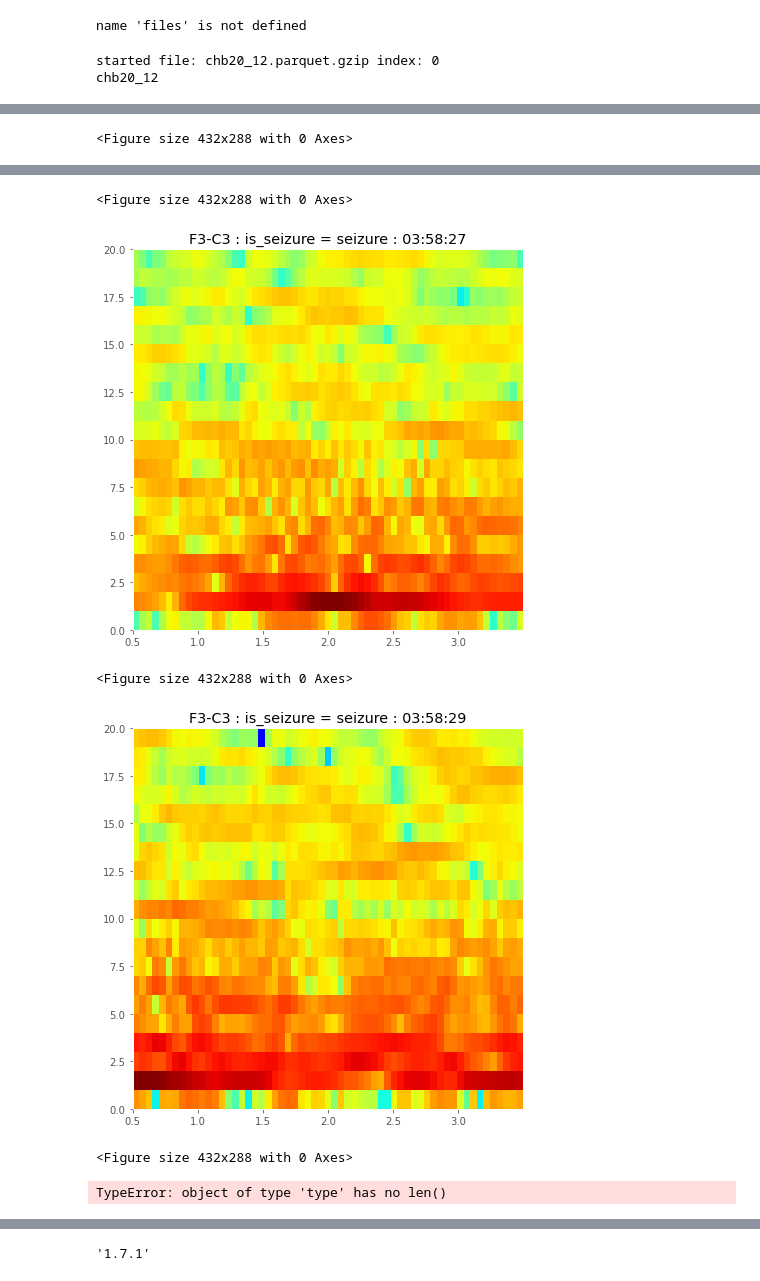
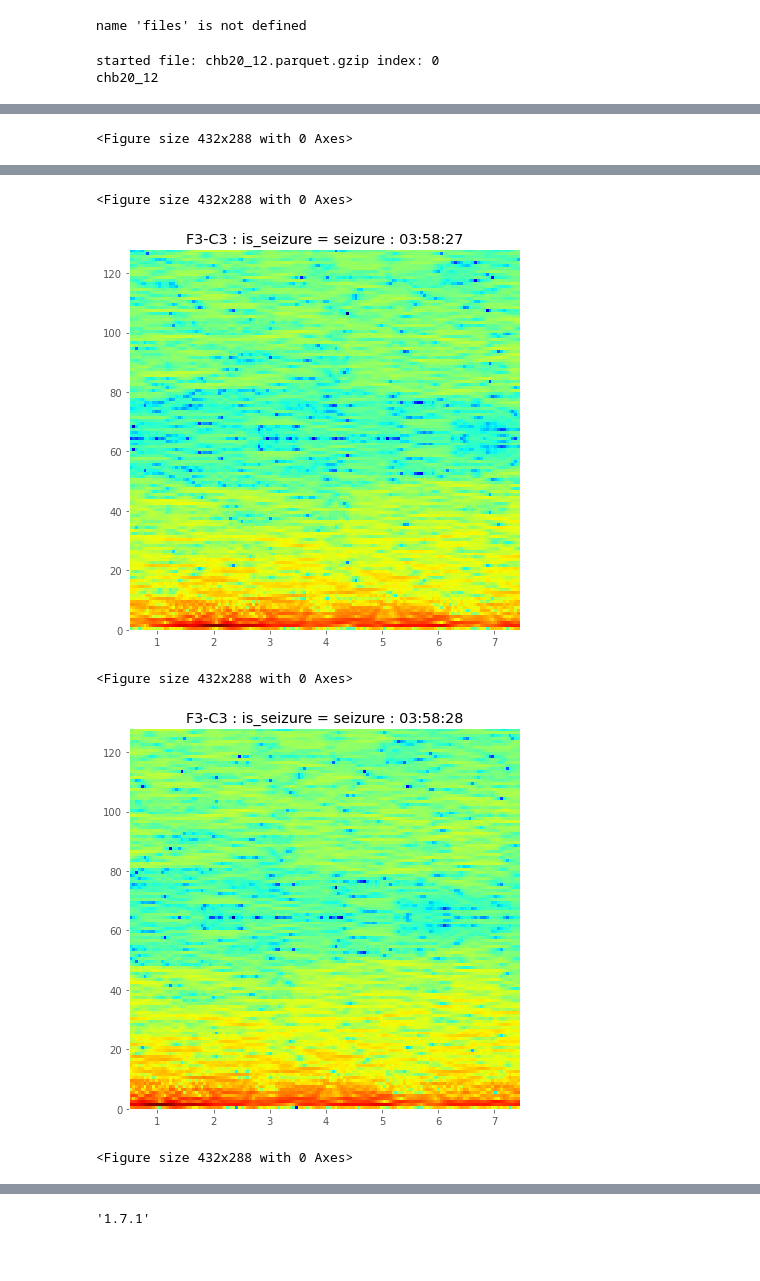
Before and after one commit to nikl1425/DeepLearning_Master, a Jupyter notebook: DataHandling/test_create_spec_plt copy.ipynb, the cells around one changed output, grey strips where cells are left out. Cells and saved outputs as stored; diff of their text form; code cells hidden in the pictures.

```diff
--- a/DataHandling/test_create_spec_plt copy.ipynb
+++ b/DataHandling/test_create_spec_plt copy.ipynb
@@ -134,9 +134,9 @@ def read_compressed_df(df, channel="F3-C3"):
 
     return (sz_df, prei_one_df, prei_two_df, inter_df, channels)
 # %%
-def get_window(channel, start_index, data, size = 4, overlap = 0, is_sezure = False, frequency = 256):
+def get_window(channel, start_index, data, size = 8, overlap = 0, is_sezure = False, frequency = 256):
     if(is_sezure):
-        overlap = 2
+        overlap = 7
     else:
         overlap = overlap
 
@@ -183,7 +183,7 @@ def spec_transform_save_to_folder(index, win, channel, patient_state, patient, p
 
 
     #s,f,t,im = plt.specgram(denoised_series,Fs=256)
-    plt.ylim(0, 20)
+    #plt.ylim(0, 20)
     #plt.axis('off')
 
     # f, t, Sxx = signal.spectrogram(denoised_series, 1./FREQ, nfft=overlap, nperseg=int(256/2))
@@ -259,7 +259,7 @@ inter_win =[]
 for channel in selected_channels:
     if count < 1:
         if len(inter) > 0 and inter.empty == False and int_count < 3:
-            inter_win = [get_window(channel=channel,start_index=i, data=inter) for i in range(get_max_window_iteration(inter, 4))]
+            inter_win = [get_window(channel=channel,start_index=i, data=inter) for i in range(get_max_window_iteration(inter, 10))]
             for index, window in enumerate(inter_win):
                 if int_count > 1:continue
                 spec_transform_save_to_folder(win=window, index=index, channel=channel, patient_state = "interictal", patient=patient, plot_title=True)
@@ -267,7 +267,7 @@ for channel in selected_channels:
 
 
         if len(sz) > 0 and sz.empty == False and sz_count < 3:
-            sz_win = [get_window(channel=channel, start_index=i, data=sz, is_sezure=True) for i in range(get_max_window_iteration(sz, 2))]
+            sz_win = [get_window(channel=channel, start_index=i, data=sz, is_sezure=True) for i in range(get_max_window_iteration(sz, 1))]
             for index, window in enumerate(sz_win):
                 if sz_count > 1:continue
                 sz_count += 1
@@ -286,13 +286,9 @@ chb20_12
 <Figure size 432x288 with 0 Axes>
-[figure, old version]
+[figure, new version]
 <Figure size 432x288 with 0 Axes>
-[figure, old version]
+[figure, new version]
 <Figure size 432x288 with 0 Axes>
 # %%
 sz = sz_win[10][0]
 inte = inter_win[25][0]
-# %%
-len(int)
-# %% [output]
-TypeError: object of type 'type' has no len()
 # %%
```
Also changed, not shown: parts of 64 cells of this notebook, 5 other files.
